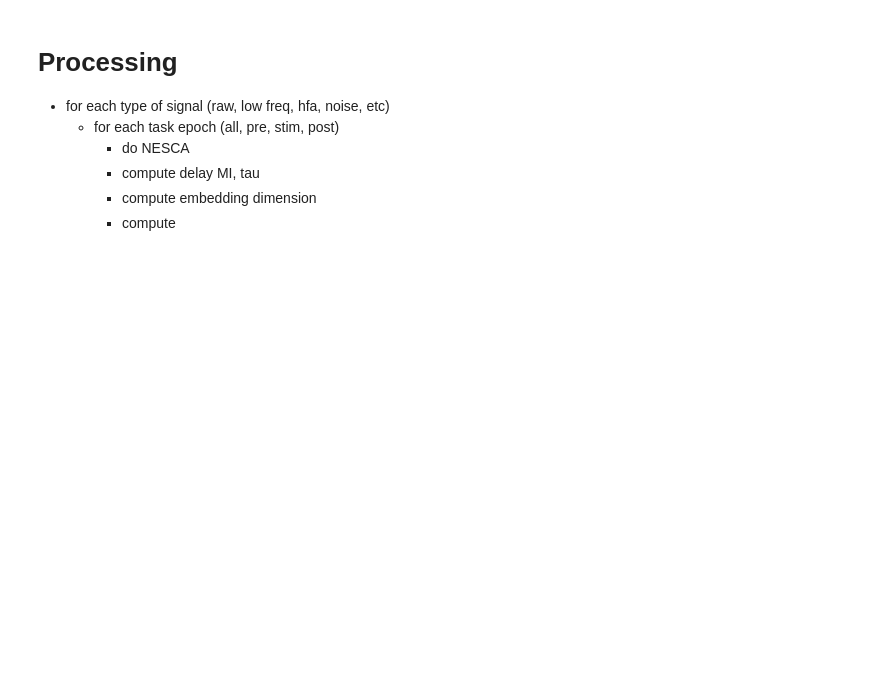
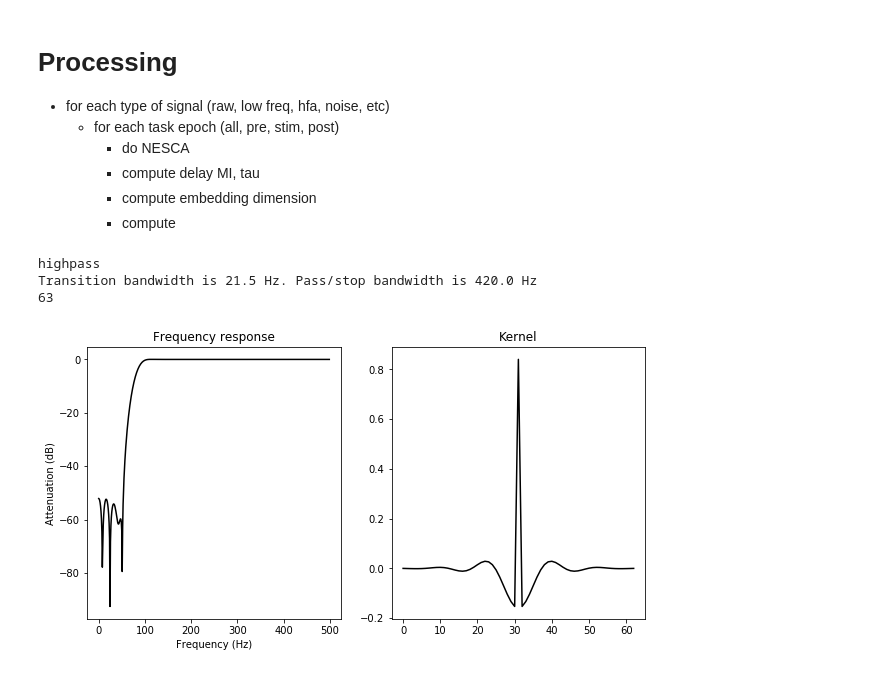
Before and after one commit to rdgao/SpaceRecon, a Jupyter notebook: notebooks/kahana_ECoG.ipynb, the cells around one changed output. Drawn from its saved outputs; the diff is of its cells as text; code cells hidden in the pictures; blank space fills up the shorter version.

```diff
--- a/notebooks/kahana_ECoG.ipynb
+++ b/notebooks/kahana_ECoG.ipynb
@@ -35,10 +38,10 @@ Kahana Trialinfo Columns
 - (7) timefromprev  - time in seconds from begsample till previous event (positive indicates overlap)
 - (8) timetonext - time in seconds from endsample till next event     (negative indicates overlap)
 # %%
-#datafile = '/Users/rdgao/Documents/data/Kahana/RAMPhase1_FR_Clean/R1020J_FR1_data_-800_2400.mat'
-datafile = '/Users/rdgao/Documents/data/Kahana/RAMPhase1_FR_Clean/R1032D_FR1_data_-800_2400.mat'
-# datafile = '/Users/rdgao/Documents/data/Kahana/RAMPhase1_FR_Clean/R1033D_FR1_data_-800_2400.mat'
-# datafile = '/Users/rdgao/Documents/data/Kahana/RAMPhase1_FR_Clean/R1034D_FR1_data_-800_2400.mat'
+datafile = '/Users/rdgao/Documents/data/Kahana/RAMPhase1_FR_Clean/R1020J_FR1_data_-800_2400.mat'
+#datafile = '/Users/rdgao/Documents/data/Kahana/RAMPhase1_FR_Clean/R1032D_FR1_data_-800_2400.mat'
+#datafile = '/Users/rdgao/Documents/data/Kahana/RAMPhase1_FR_Clean/R1033D_FR1_data_-800_2400.mat'
+#datafile = '/Users/rdgao/Documents/data/Kahana/RAMPhase1_FR_Clean/R1034D_FR1_data_-800_2400.mat'
 #datafile = '/Users/rdgao/Documents/data/Kahana/RAMPhase1_FR_Clean/R1045E_FR1_data_-800_2400.mat'
 
 data = io.loadmat(datafile, squeeze_me=True)
@@ -46,10 +49,11 @@ x = data['dat']
 fs = data['srate']
 outcome = data['trialinfo'][:,2]
 nchan, tr_len, ntrials = x.shape
+t = np.arange(tr_len)/fs-0.8
 pre_inds = np.arange(0*fs, 0.8*fs) # prestim
 stim_inds = np.arange(1.2*fs, 2.2*fs) # stim
 post_inds = np.arange(2.4*fs, 3.2*fs) # poststim
 print(x.shape)
-print(tr_len/fs)
-print(fs)
+print(tr_len/fs, fs)
+print(outcome.sum()/outcome.shape[0])
 # %% [output]
@@ -66,0 +74,28 @@ print(fs)
+# %%
+x_feat = np.empty_like(x)
+
+f_range = (80,None)
+#f_range = (40,55)
+#f_range = (None,7)
+n_cycles=5
+
+lazy_pass = timefrequency._get_filt_passtype(f_range)
+print(lazy_pass)
+_, kernel = filt.filter_signal(x[0,:,0], fs, lazy_pass, f_range, n_cycles, plot_freq_response=True, return_kernel=True)
+print(len(kernel))
+
+for chan in range(nchan):
+    for trial in range(ntrials):
+        #x_feat[chan,:,trial] = as_smooth_diff(x[chan,:,trial], 51)
+        x_feat[chan,:,trial] = timefrequency.amp_by_time(x[chan,:,trial], fs, f_range, filter_kwargs={'n_cycles':n_cycles}, verbose=False)
+        #x_filt[chan,:,trial] = filt.filter_signal(x[chan,:,trial], fs, 'lowpass', f_range, n_cycles, verbose=False)
+
+
+
+sig = x_amp
+good_inds=~np.isnan(sig[0,:,0])
+# %% [output]
+highpass
+Transition bandwidth is 21.5 Hz. Pass/stop bandwidth is 420.0 Hz
+63
+[figure, added]
```
Also changed, not shown: parts of 21 cells of this notebook, 2 other files.
